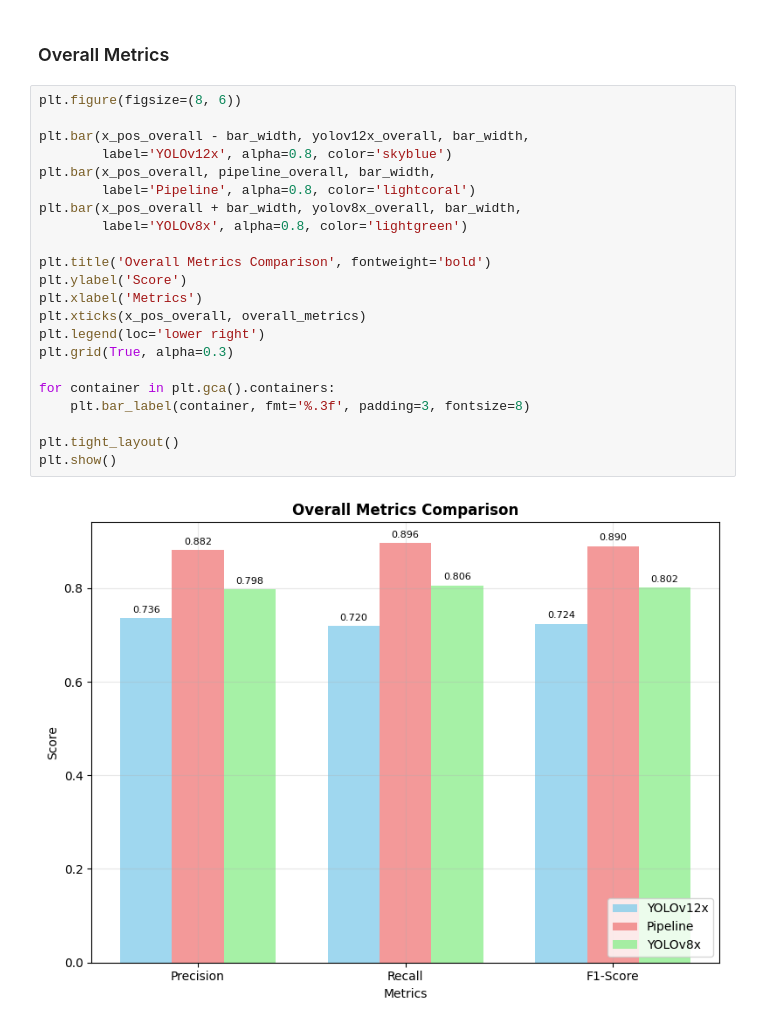
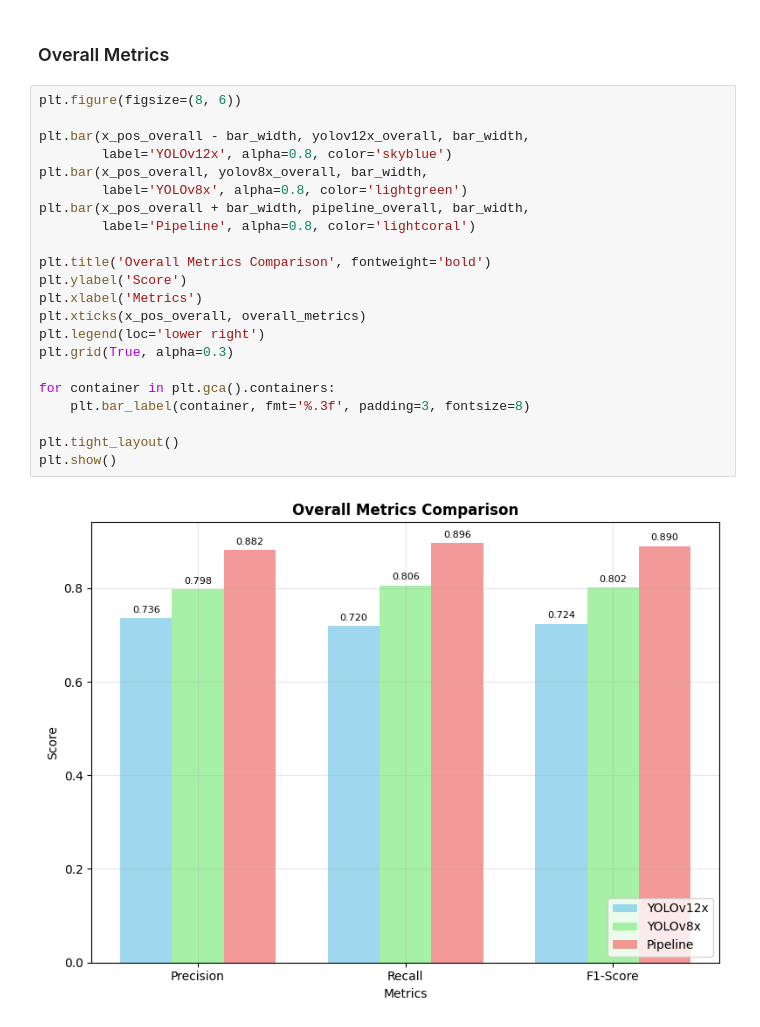
Before and after one commit to wenhan9604/Anole_classifier, a Jupyter notebook: Spring_2025/notebooks/results_plotting.ipynb, the cells around one changed output. Saved outputs shown, nothing was run; the diff lists cells and outputs as text.

Commit message:
feat: updated model comparison results plot

```diff
--- a/Spring_2025/notebooks/results_plotting.ipynb
+++ b/Spring_2025/notebooks/results_plotting.ipynb
@@ -172,24 +172,24 @@ plt.show()
 # %%
 plt.figure(figsize=(8, 6))
 
 plt.bar(x_pos_overall - bar_width, yolov12x_overall, bar_width,
         label='YOLOv12x', alpha=0.8, color='skyblue')
-plt.bar(x_pos_overall, pipeline_overall, bar_width,
+plt.bar(x_pos_overall, yolov8x_overall, bar_width,
+        label='YOLOv8x', alpha=0.8, color='lightgreen')
+plt.bar(x_pos_overall + bar_width, pipeline_overall, bar_width,
         label='Pipeline', alpha=0.8, color='lightcoral')
-plt.bar(x_pos_overall + bar_width, yolov8x_overall, bar_width,
-        label='YOLOv8x', alpha=0.8, color='lightgreen')
 
 plt.title('Overall Metrics Comparison', fontweight='bold')
 plt.ylabel('Score')
 plt.xlabel('Metrics')
 plt.xticks(x_pos_overall, overall_metrics)
 plt.legend(loc='lower right')
 plt.grid(True, alpha=0.3)
 
 for container in plt.gca().containers:
     plt.bar_label(container, fmt='%.3f', padding=3, fontsize=8)
 
 plt.tight_layout()
 plt.show()
 # %% [output]
-[figure, old version]
+[figure, new version]
```
Also changed, not shown: parts of 4 cells of this notebook.
